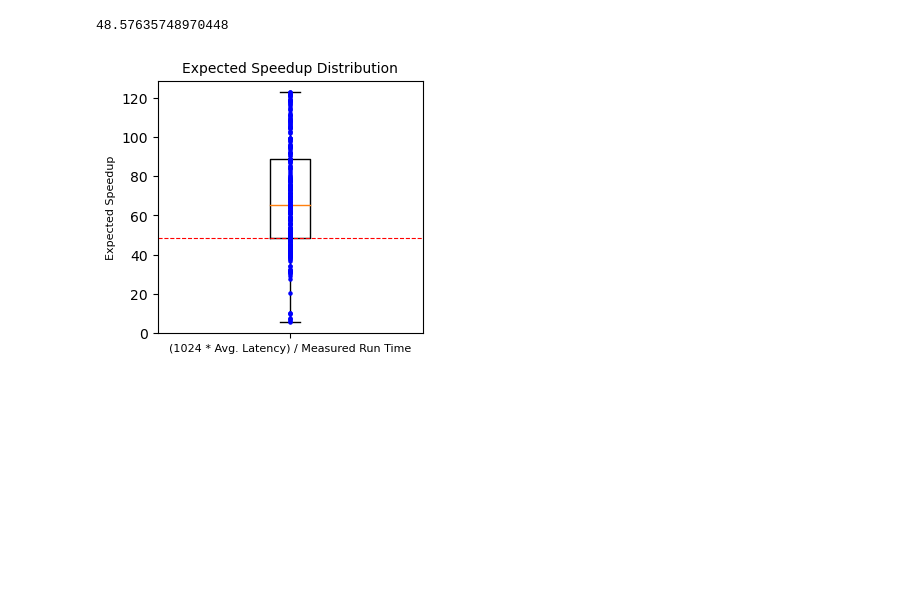
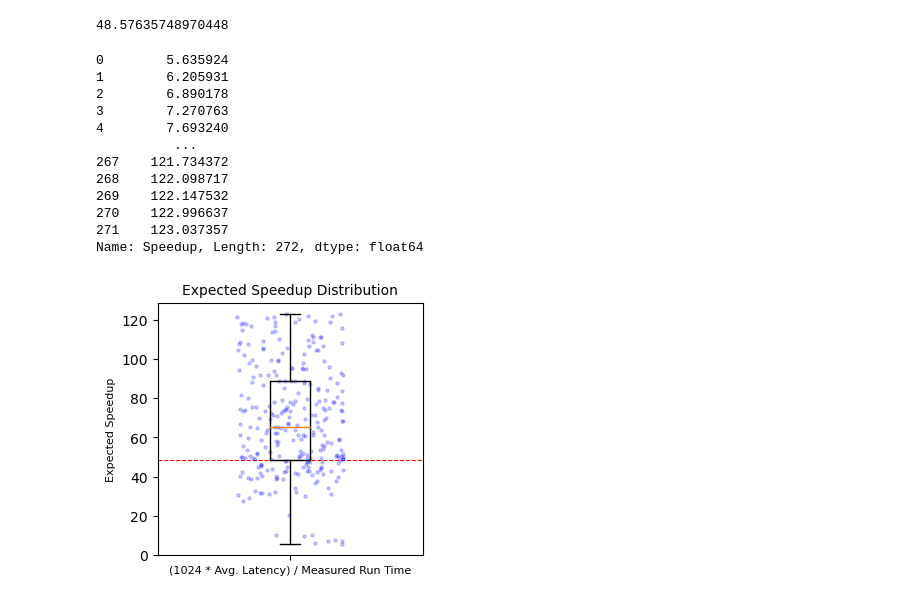
Before and after one commit to dna-storage/framed, a Jupyter notebook: notebooks/time_sheet.ipynb, the cells around one changed output. Drawn from its saved outputs; the diff is of its cells as text; code cells hidden in the pictures; blank space fills up the shorter version.

```diff
--- a/notebooks/time_sheet.ipynb
+++ b/notebooks/time_sheet.ipynb
@@ -46,17 +46,31 @@ print(np.percentile(y1,25))
 # %%
 y1 = time_df["Speedup"]
 fig,axes = plt.subplots(1,1,figsize=(3.25,3.0),layout="constrained")
+print(y1)
+axes.boxplot(y1,labels=["(1024 * Avg. Latency) / Measured Run Time"],zorder=100)
+#axes.violinplot(y1)
 
-axes.boxplot(y1,labels=["(1024 * Avg. Latency) / Measured Run Time"])
-plt.scatter([1]*len(y1), y1, alpha=1, color='b',s=5.0,zorder=10)
+plt.scatter([1+np.random.uniform(-0.2,0.2,1) for _ in range(len(y1))], y1, alpha=0.2, color='b',s=5.0,zorder=10)
 axes.tick_params(axis='x', labelsize=8)
 #axes.hlines(np.percentile(y1,25),min(x),max(x),color='r',linestyle="--")
 axes.set_ylabel("Expected Speedup",fontsize=8)
 plt.title("Expected Speedup Distribution",fontsize=10)
 axes.hlines(np.percentile(y1,25),0.5,1.5,color='r',linestyle="--",linewidth=0.8)
 plt.show(fig)
 fig.savefig("box_plot_speedup.pdf",format="pdf")
 # %% [output]
+0        5.635924
+1        6.205931
+2        6.890178
+3        7.270763
+4        7.693240
+          ...
+267    121.734372
+268    122.098717
+269    122.147532
+270    122.996637
+271    123.037357
+Name: Speedup, Length: 272, dtype: float64
-[figure, old version]
+[figure, new version]
 # %%
 y = time_df["85 Percentile"]
```
Also changed, not shown: parts of 6 cells of this notebook, 1 other file.
